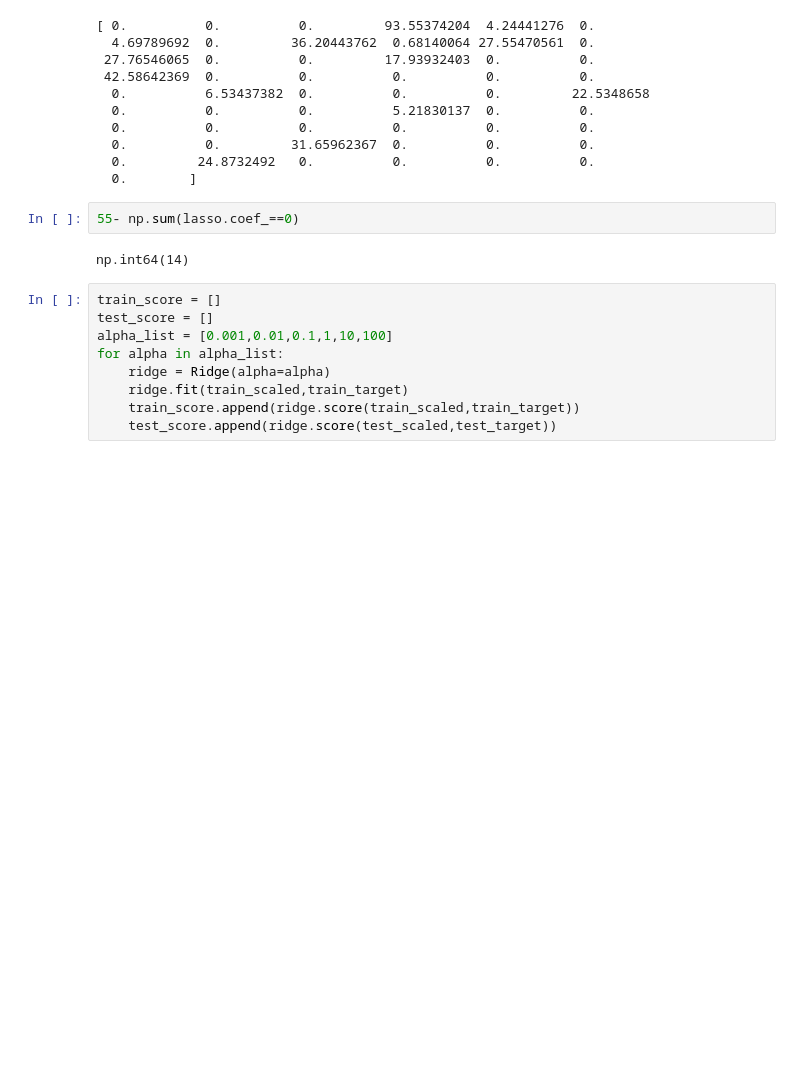
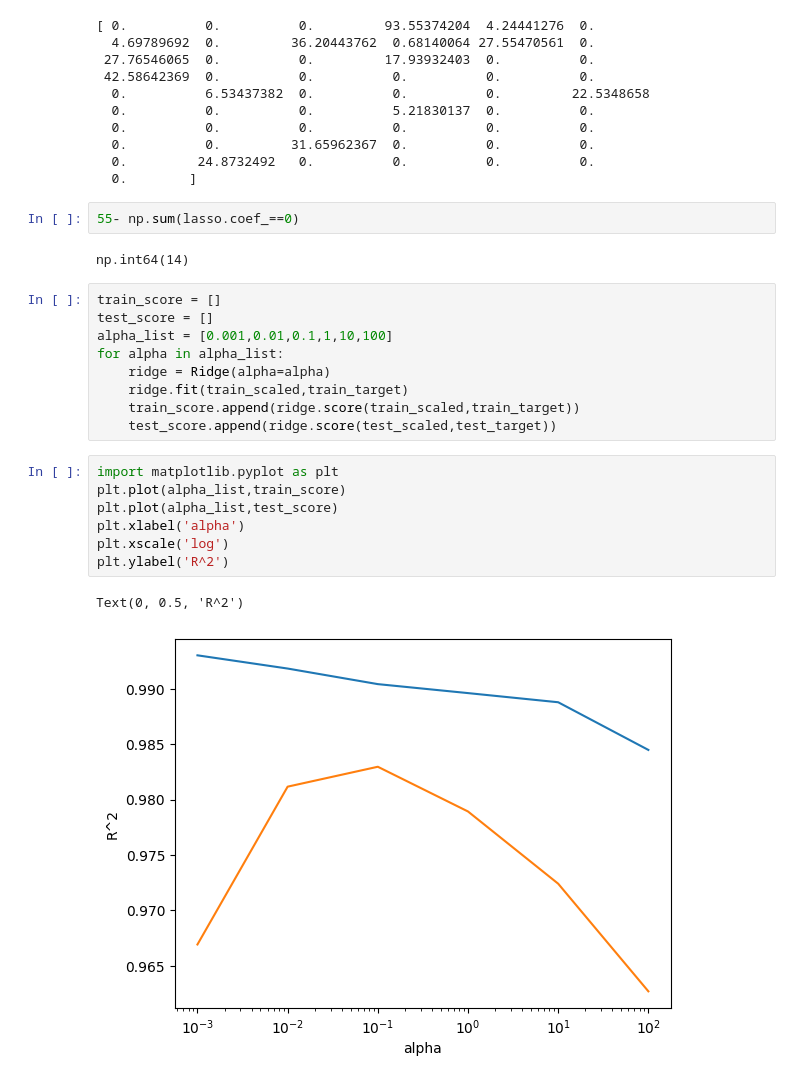
Before and after one commit to rmfTp/AiClass, a Jupyter notebook: 09 핀테크 머신러닝과 딥러닝 이해/source/day04/ex02.ipynb, the cells around one changed output. Drawn from its saved outputs; the diff is of its cells as text; blank space fills up the shorter version.

```diff
--- a/09 핀테크 머신러닝과 딥러닝 이해/source/day04/ex02.ipynb
+++ b/09 핀테크 머신러닝과 딥러닝 이해/source/day04/ex02.ipynb
@@ -153,3 +153,13 @@ for alpha in alpha_list:
     ridge.fit(train_scaled,train_target)
     train_score.append(ridge.score(train_scaled,train_target))
     test_score.append(ridge.score(test_scaled,test_target))
+# %%
+import matplotlib.pyplot as plt
+plt.plot(alpha_list,train_score)
+plt.plot(alpha_list,test_score)
+plt.xlabel('alpha')
+plt.xscale('log')
+plt.ylabel('R^2')
+# %% [output]
+Text(0, 0.5, 'R^2')
+[figure, added]
```
Also changed, not shown: parts of 1 cell of this notebook, 2 other files.
